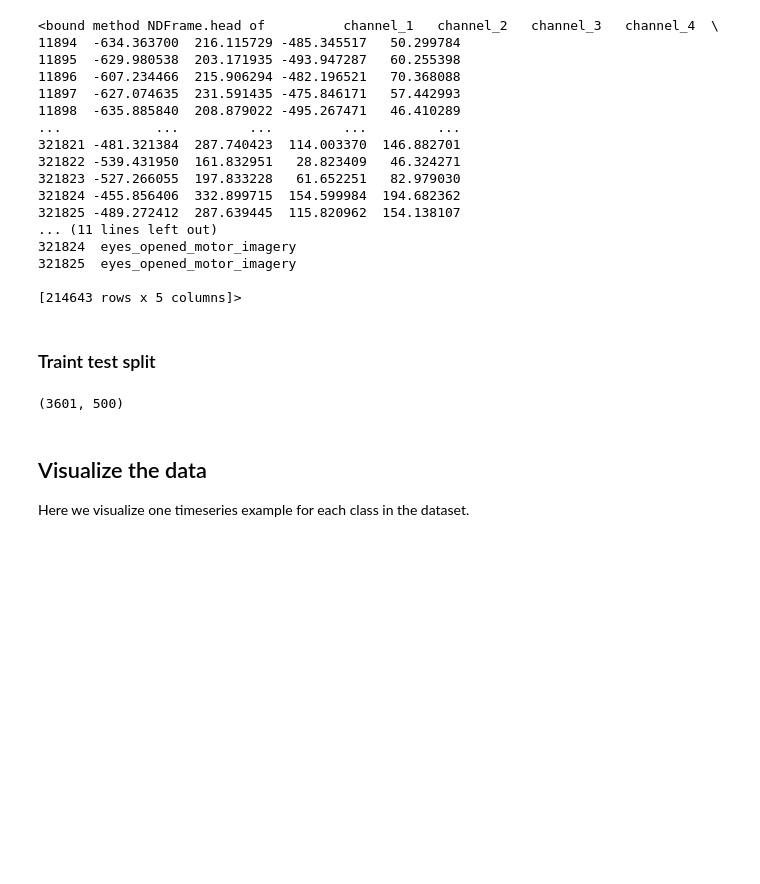
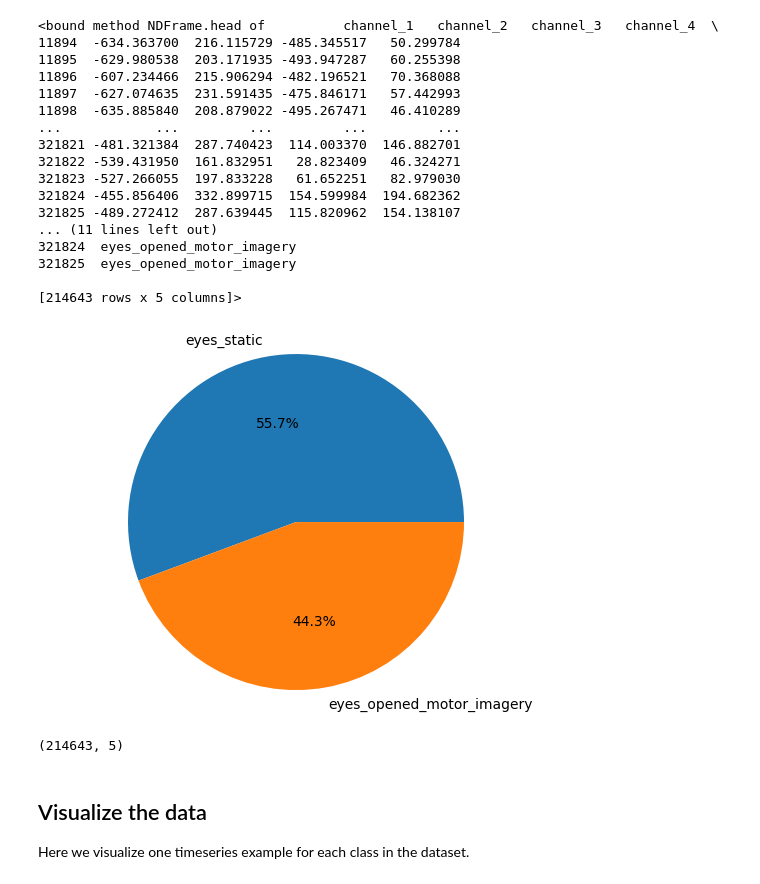
Before and after one commit to akash-siv/bci_nn_model, a Jupyter notebook: Copy_of_timeseries_classification_from_scratch.ipynb, the cells around one changed output. Cells and saved outputs as stored; diff of their text form; code cells hidden in the pictures; blank space fills up the shorter version.

```diff
--- a/Copy_of_timeseries_classification_from_scratch.ipynb
+++ b/Copy_of_timeseries_classification_from_scratch.ipynb
@@ -117,18 +117,24 @@ print(df.head)
 321825  eyes_opened_motor_imagery
 
 [214643 rows x 5 columns]>
-# %% [markdown]
-### Traint test split
-# %%
-from sklearn.model_selection import train_test_split
-
-# Assuming the dataframe is named df
-
-X_train, X_test, y_train, y_test = train_test_split(X, y, test_size=0.2, random_state=42)
-
-# The resulting train and test data will be stored in X_train, X_test, y_train, y_test
-# %% [output]
-(3601, 500)
+# %%
+df.loc[df['class'] == 'eyes_opened', 'class'] = 'eyes_static'
+df.loc[df['class'] == 'eyes_closed', 'class'] = 'eyes_static'
+# %%
+class_counts = df['class'].value_counts()
+
+# Create pie chart
+fig, ax = plt.subplots()
+ax.pie(class_counts, labels=class_counts.index, autopct='%1.1f%%')
+ax.axis('equal')  # Equal aspect ratio ensures that pie is drawn as a circle.
+
+plt.show()
+# %% [output]
+[figure, added]
+# %%
+df.shape
+# %% [output]
+(214643, 5)
 # %% [markdown]
 ## Visualize the data
 
```
